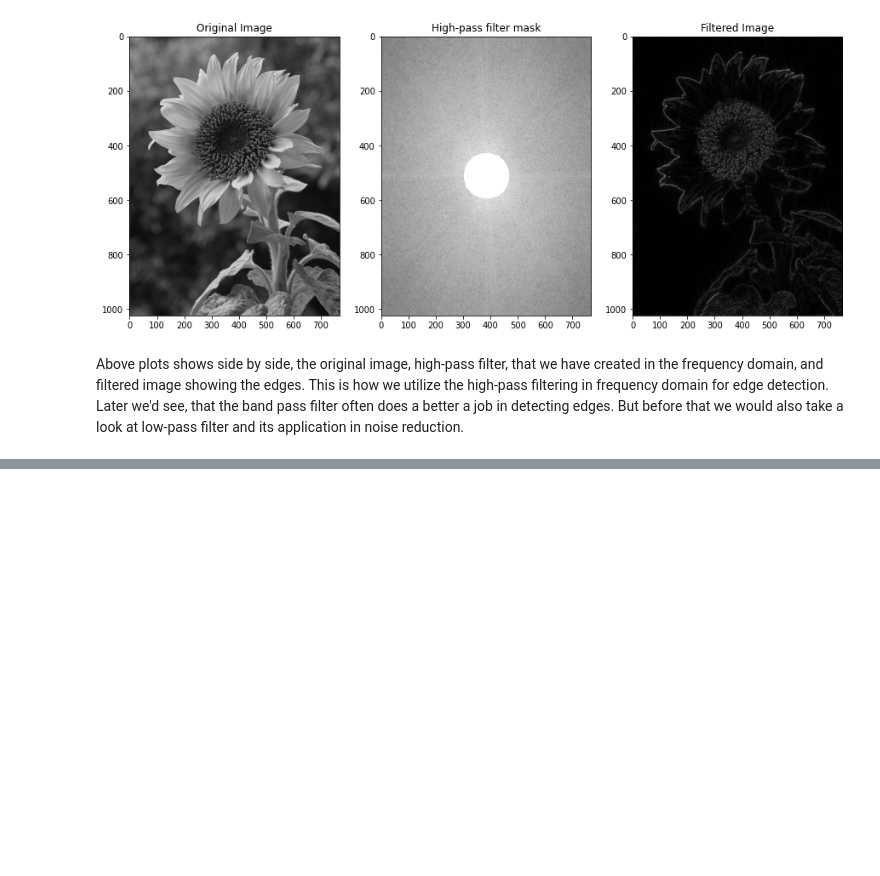
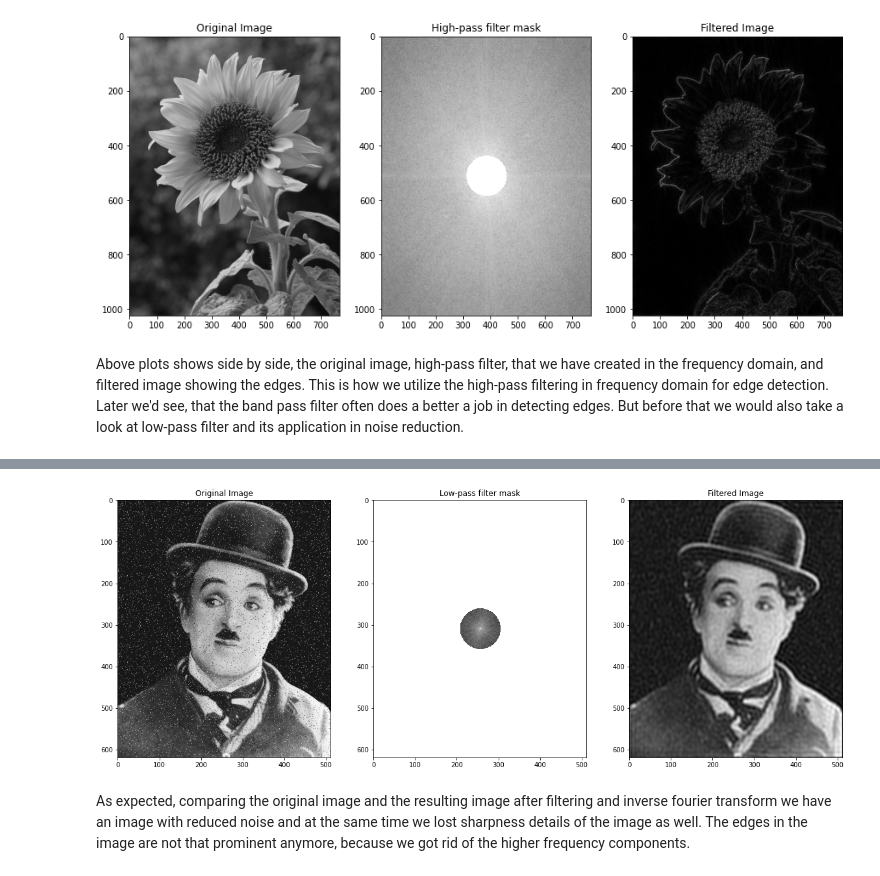
Before and after one commit to sarkarchandan/cvnanodegree, a Jupyter notebook: 1_2_Convolutional_Filters_Edge_Detection/1.0_FFT_Practice.ipynb, the cells around one changed output, grey strips where cells are left out. Drawn from its saved outputs; the diff is of its cells as text; code cells hidden in the pictures; blank space fills up the shorter version.

```diff
--- a/1_2_Convolutional_Filters_Edge_Detection/1.0_FFT_Practice.ipynb
+++ b/1_2_Convolutional_Filters_Edge_Detection/1.0_FFT_Practice.ipynb
@@ -216,0 +247,15 @@ Above plots shows side by side, the original image, high-pass filter, that we ha
+# %%
+# Prepare to create the low-pass filter mask
+rows, cols = image.shape
+crow, ccol = rows // 2, cols // 2
+mask: np.ndarray = np.zeros((rows, cols, 2), np.uint8)
+radius: int = 50  # Circular mask radius
+center: Tuple[int, int] = (crow, ccol)
+x, y = np.ogrid[:rows, :cols]
+
+# Select the area of interest i.e., the zero to low frequency region indices in the mask
+mask_area: np.ndarray = (x - center[0]) ** 2 + (y - center[1]) ** 2 <= radius ** 2
+mask[mask_area] = 1
+
+# Apply the mask to the frequency domain representation
+masked_fshift: np.ndarray = fshift * mask
@@ -216,0 +268,21 @@ Above plots shows side by side, the original image, high-pass filter, that we ha
+# %%
+# Take the magnitude of the mask in order to visualize
+masked_fshift_magnitude: np.ndarray = 20 * np.log(cv2.magnitude(masked_fshift[:, :, 0], masked_fshift[:, :, 1]))
+
+# Inverse shift the zero / low frequency components to the top left and inverse transform back to spatial domain
+f_ishift: np.ndarray = np.fft.ifftshift(masked_fshift)
+spatial_rep: np.ndarray = cv2.idft(f_ishift)
+spatial_rep = cv2.magnitude(spatial_rep[:, :, 0], spatial_rep[:, :, 1])
+
+# Plot the original image and low-pass filtered image side by side
+_, (ax1, ax2, ax3) = plt.subplots(nrows=1, ncols=3, figsize=(20, 20))
+ax1.imshow(image, cmap='gray')
+ax1.set_title('Original Image')
+ax2.imshow(masked_fshift_magnitude, cmap='gray')
+ax2.set_title('Low-pass filter mask')
+ax3.imshow(spatial_rep, cmap='gray')
+ax3.set_title('Filtered Image');
+# %% [output]
+[figure, added]
+# %% [markdown]
+As expected, comparing the original image and the resulting image after filtering and inverse fourier transform we have an image with reduced noise and at the same time we lost sharpness details of the image as well. The edges in the image are not that prominent anymore, because we got rid of the higher frequency components.
```
Also changed, not shown: parts of 17 cells of this notebook, 1 other file.
